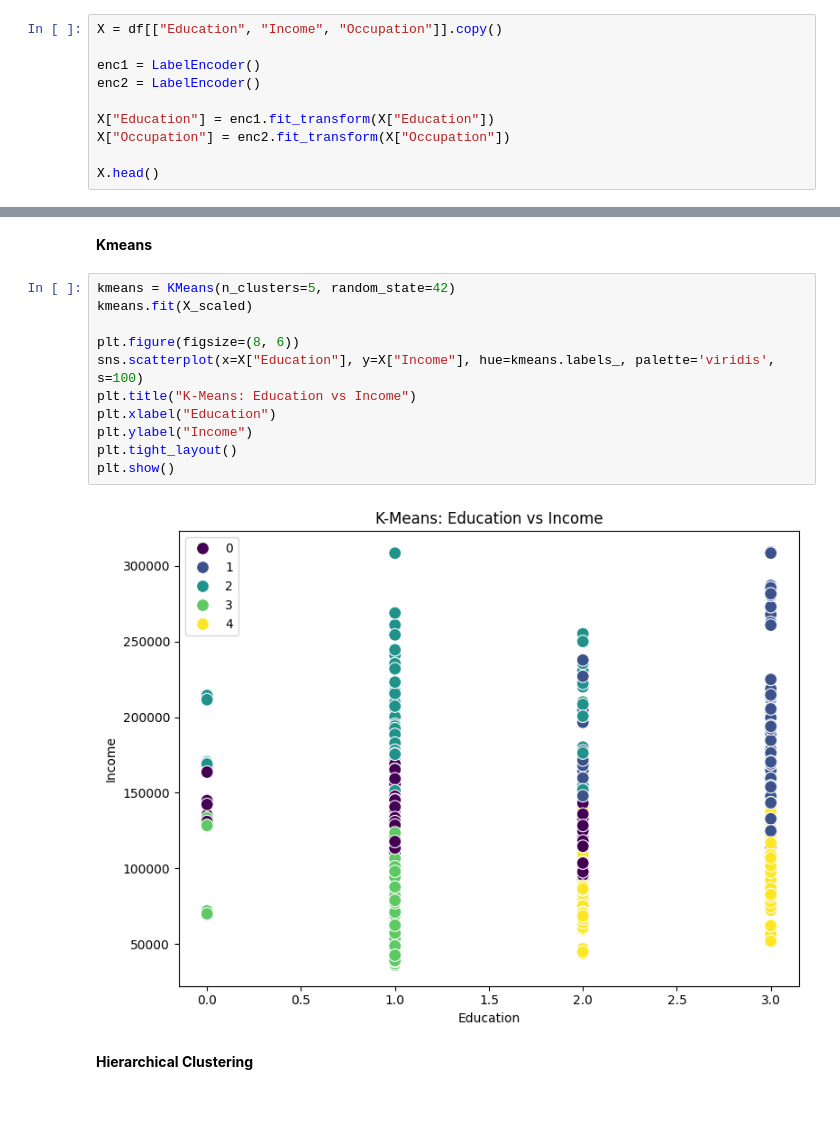
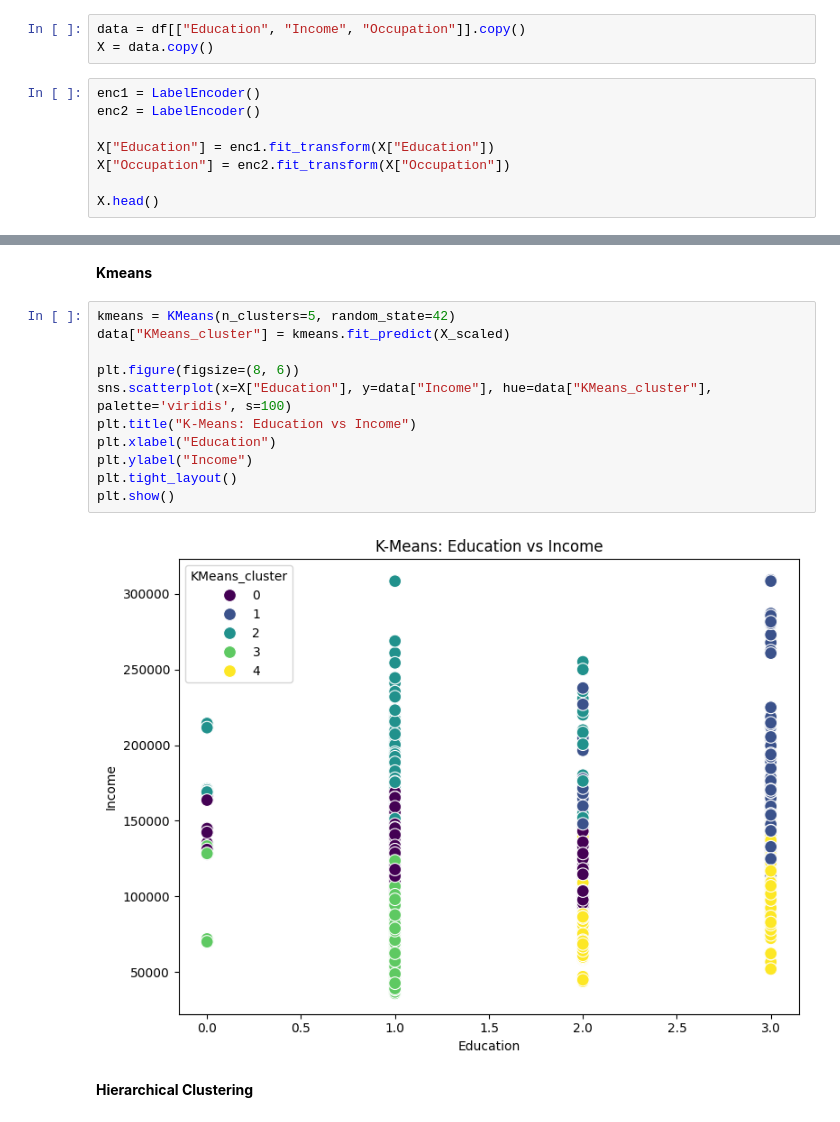
Before and after one commit to mdmohsin212/skill-morph-hw, a Jupyter notebook: Assignment_13.ipynb, the cells around one changed output, grey strips where cells are left out. Drawn from its saved outputs; the diff is of its cells as text.

```diff
--- a/Assignment_13.ipynb
+++ b/Assignment_13.ipynb
@@ -55,9 +54,10 @@ df.isnull().sum()
 | Occupation | 0 |
 | Settlement size | 0 |
 dtype: int64
+# %%
+data = df[["Education", "Income", "Occupation"]].copy()
+X = data.copy()
 # %%
-X = df[["Education", "Income", "Occupation"]].copy()
-
 enc1 = LabelEncoder()
 enc2 = LabelEncoder()
 
@@ -88,17 +88,17 @@ pd.DataFrame(X_scaled, columns=X.columns).head()
 **Kmeans**
 # %%
 kmeans = KMeans(n_clusters=5, random_state=42)
-kmeans.fit(X_scaled)
+data["KMeans_cluster"] = kmeans.fit_predict(X_scaled)
 
 plt.figure(figsize=(8, 6))
-sns.scatterplot(x=X["Education"], y=X["Income"], hue=kmeans.labels_, palette='viridis', s=100)
+sns.scatterplot(x=X["Education"], y=data["Income"], hue=data["KMeans_cluster"], palette='viridis', s=100)
 plt.title("K-Means: Education vs Income")
 plt.xlabel("Education")
 plt.ylabel("Income")
 plt.tight_layout()
 plt.show()
 # %% [output]
-[figure, old version]
+[figure, new version]
 # %% [markdown]
 **Hierarchical Clustering**
 # %%
```
Also changed, not shown: parts of 4 cells of this notebook.
